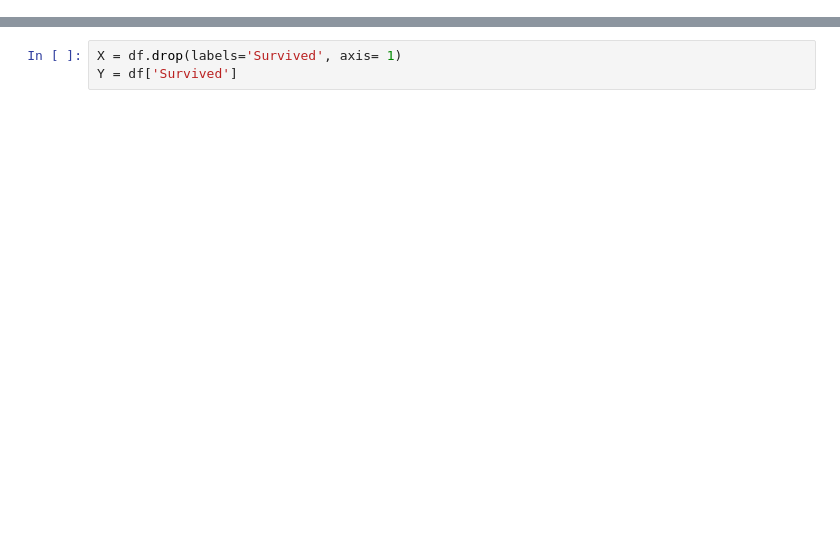
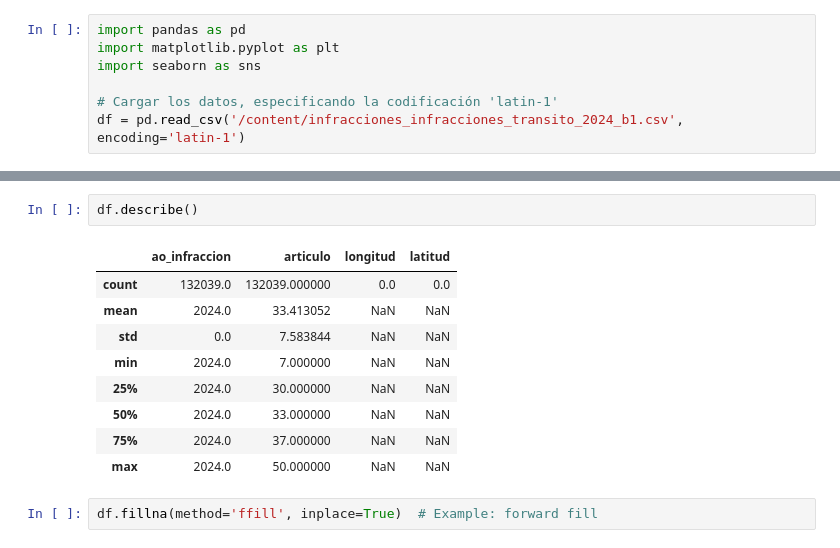
Before and after one commit to Carmodann1311/mineria-de-datos, a Jupyter notebook: tarea_31_octubre_infracciones.ipynb, the cells around one changed output, grey strips where cells are left out. Drawn from its saved outputs; the diff is of its cells as text; blank space fills up the shorter version.

```diff
--- a/tarea_31_octubre_infracciones.ipynb
+++ b/tarea_31_octubre_infracciones.ipynb
@@ -13,0 +3,7 @@ df['Sex'] = df['Sex'].map({'male': 0, 'female': 1})
+# %%
+import pandas as pd
+import matplotlib.pyplot as plt
+import seaborn as sns
+
+# Cargar los datos, especificando la codificación 'latin-1'
+df = pd.read_csv('/content/infracciones_infracciones_transito_2024_b1.csv', encoding='latin-1')
@@ -16,3 +40,14 @@ df.info()
-# %%
-X = df.drop(labels='Survived', axis= 1)
-Y = df['Survived']
+# %%
+df.describe()
+# %% [output]
+|  | ao_infraccion | articulo | longitud | latitud |
+| count | 132039.0 | 132039.000000 | 0.0 | 0.0 |
+| mean | 2024.0 | 33.413052 | NaN | NaN |
+| std | 0.0 | 7.583844 | NaN | NaN |
+| min | 2024.0 | 7.000000 | NaN | NaN |
+| 25% | 2024.0 | 30.000000 | NaN | NaN |
+| 50% | 2024.0 | 33.000000 | NaN | NaN |
+| 75% | 2024.0 | 37.000000 | NaN | NaN |
+| max | 2024.0 | 50.000000 | NaN | NaN |
+# %%
+df.fillna(method='ffill', inplace=True)  # Example: forward fill
```
Also changed, not shown: parts of 18 cells of this notebook.
